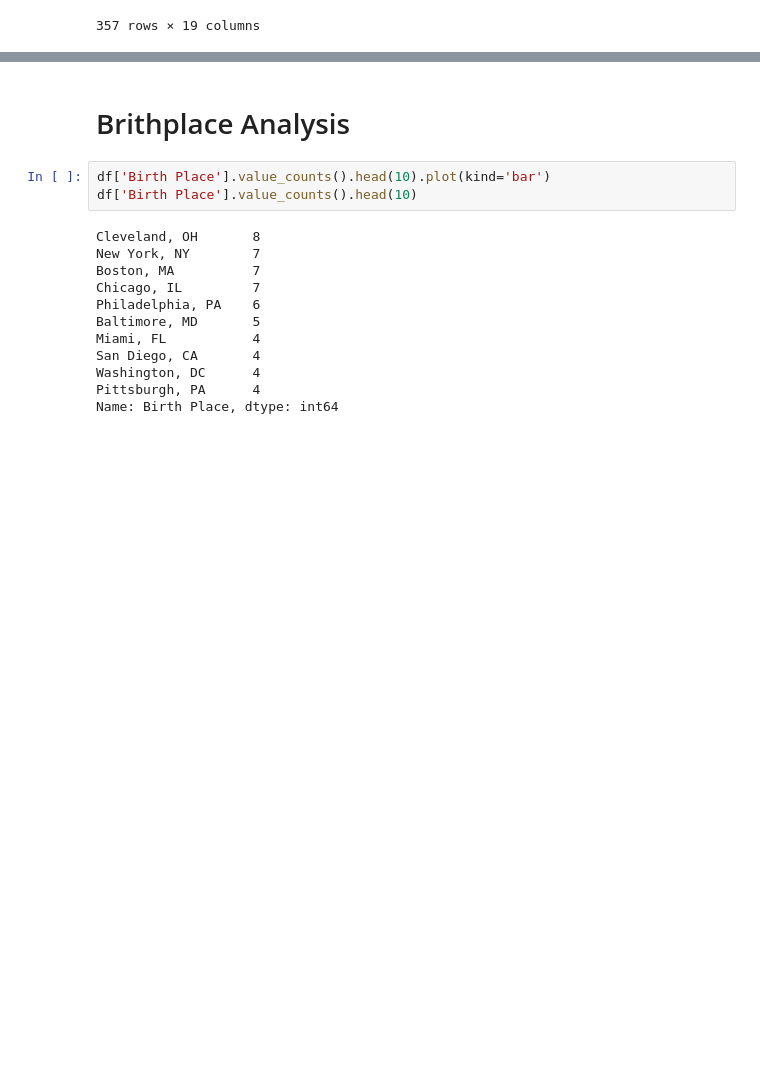
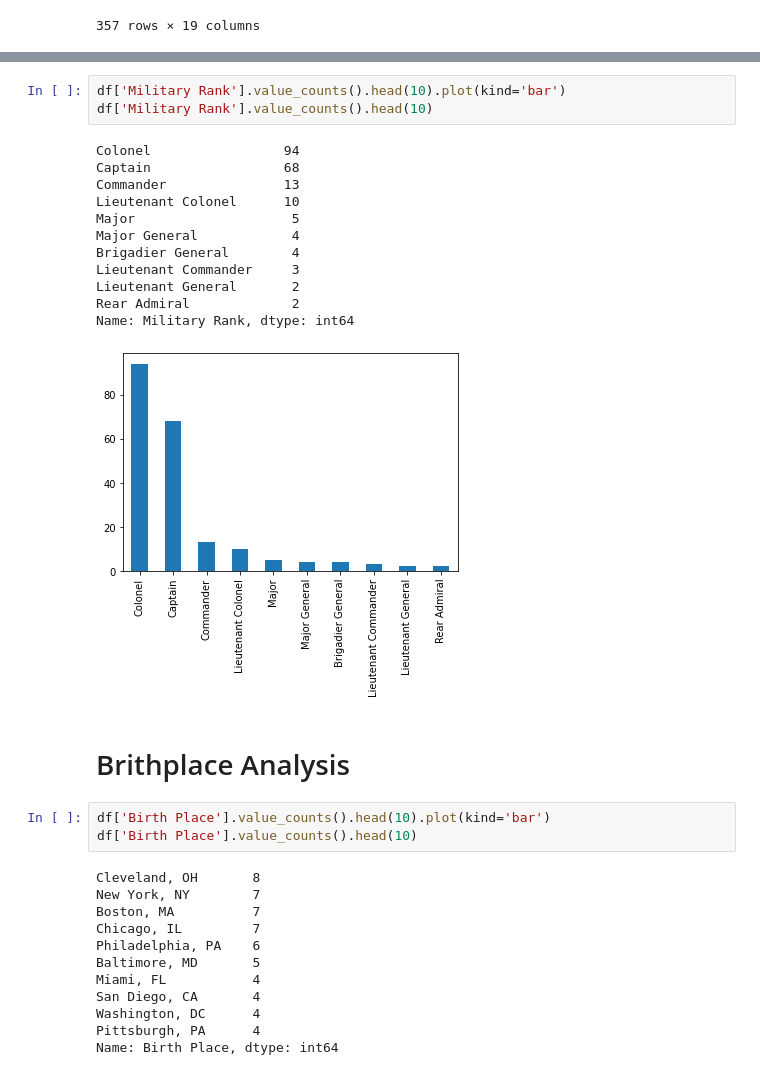
Before and after one commit to eytanni/-, a Jupyter notebook: astronauts.ipynb, the cells around one changed output, grey strips where cells are left out. Drawn from its saved outputs; the diff is of its cells as text; blank space fills up the shorter version.

```diff
--- a/astronauts.ipynb
+++ b/astronauts.ipynb
@@ -110,3 +100,19 @@ AttributeError: 'AxesSubplot' object has no attribute 'flatten'
+# %%
+df['Military Rank'].value_counts().head(10).plot(kind='bar')
+df['Military Rank'].value_counts().head(10)
+# %% [output]
+Colonel                 94
+Captain                 68
+Commander               13
+Lieutenant Colonel      10
+Major                    5
+Major General            4
+Brigadier General        4
+Lieutenant Commander     3
+Lieutenant General       2
+Rear Admiral             2
+Name: Military Rank, dtype: int64
+[figure, added]
 # %% [markdown]
 # Brithplace Analysis
 # %%
```
Also changed, not shown: parts of 13 cells of this notebook.
